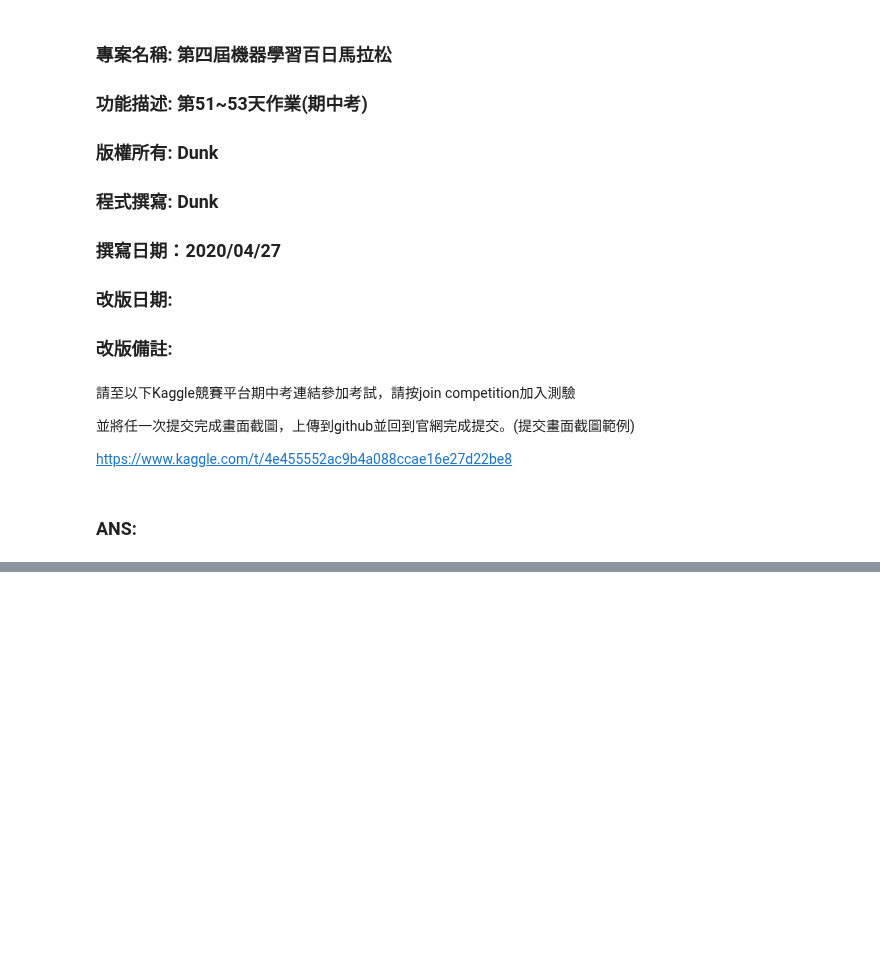
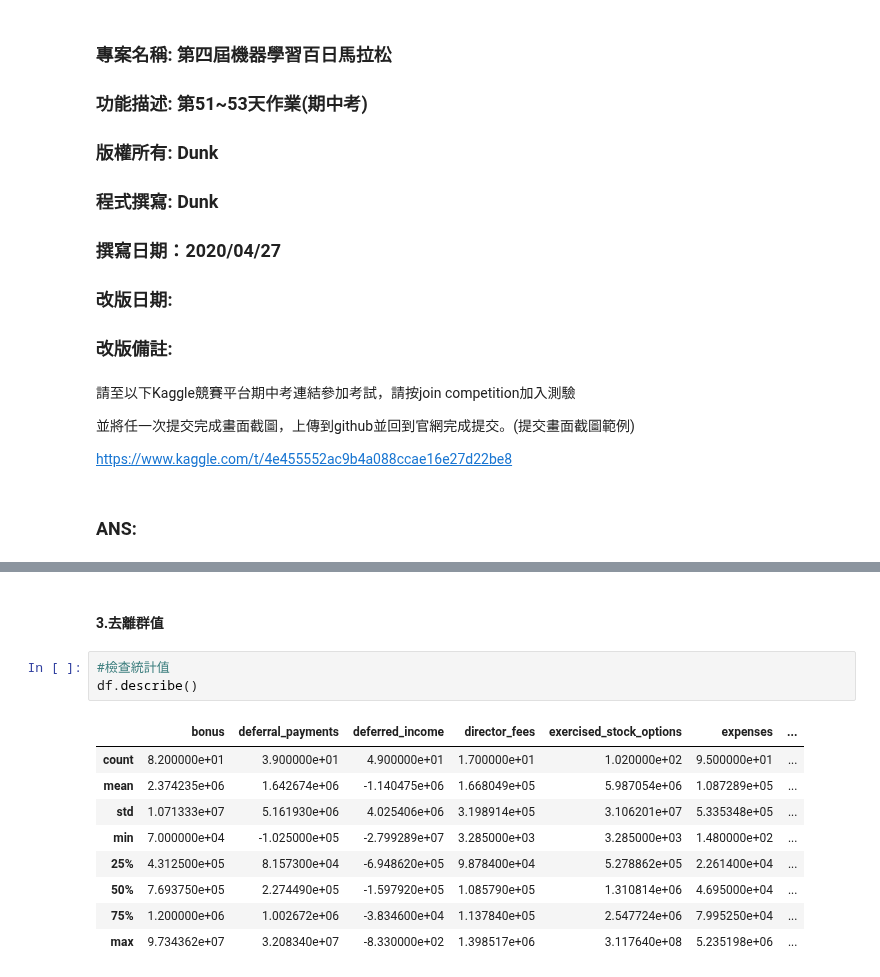
Before and after one commit to DunkLiao/4th-ML100Days, a Jupyter notebook: homework/Day_051_To_053_HW.ipynb, the cells around one changed output, grey strips where cells are left out. Cells and saved outputs as stored; diff of their text form; blank space fills up the shorter version.

```diff
--- a/homework/Day_051_To_053_HW.ipynb
+++ b/homework/Day_051_To_053_HW.ipynb
@@ -41,0 +155,15 @@ print(df_test.shape)
+# %% [markdown]
+#### 3.去離群值
+# %%
+#檢查統計值
+df.describe()
+# %% [output]
+|  | bonus | deferral_payments | deferred_income | director_fees | exercised_stock_options | expenses | ... |
+| count | 8.200000e+01 | 3.900000e+01 | 4.900000e+01 | 1.700000e+01 | 1.020000e+02 | 9.500000e+01 | ... |
+| mean | 2.374235e+06 | 1.642674e+06 | -1.140475e+06 | 1.668049e+05 | 5.987054e+06 | 1.087289e+05 | ... |
+| std | 1.071333e+07 | 5.161930e+06 | 4.025406e+06 | 3.198914e+05 | 3.106201e+07 | 5.335348e+05 | ... |
+| min | 7.000000e+04 | -1.025000e+05 | -2.799289e+07 | 3.285000e+03 | 3.285000e+03 | 1.480000e+02 | ... |
+| 25% | 4.312500e+05 | 8.157300e+04 | -6.948620e+05 | 9.878400e+04 | 5.278862e+05 | 2.261400e+04 | ... |
+| 50% | 7.693750e+05 | 2.274490e+05 | -1.597920e+05 | 1.085790e+05 | 1.310814e+06 | 4.695000e+04 | ... |
+| 75% | 1.200000e+06 | 1.002672e+06 | -3.834600e+04 | 1.137840e+05 | 2.547724e+06 | 7.995250e+04 | ... |
+| max | 9.734362e+07 | 3.208340e+07 | -8.330000e+02 | 1.398517e+06 | 3.117640e+08 | 5.235198e+06 | ... |
```
Also changed, not shown: parts of 30 cells of this notebook.
